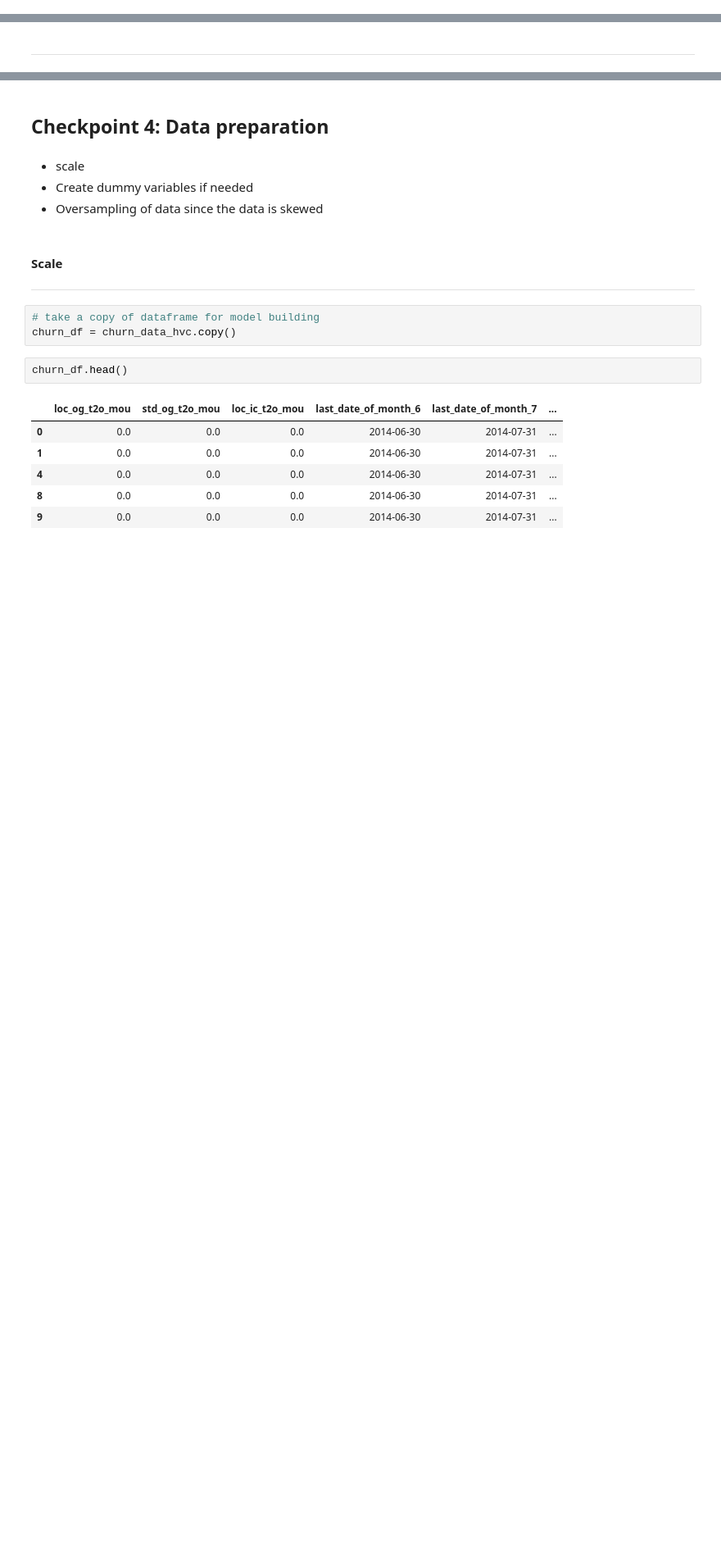
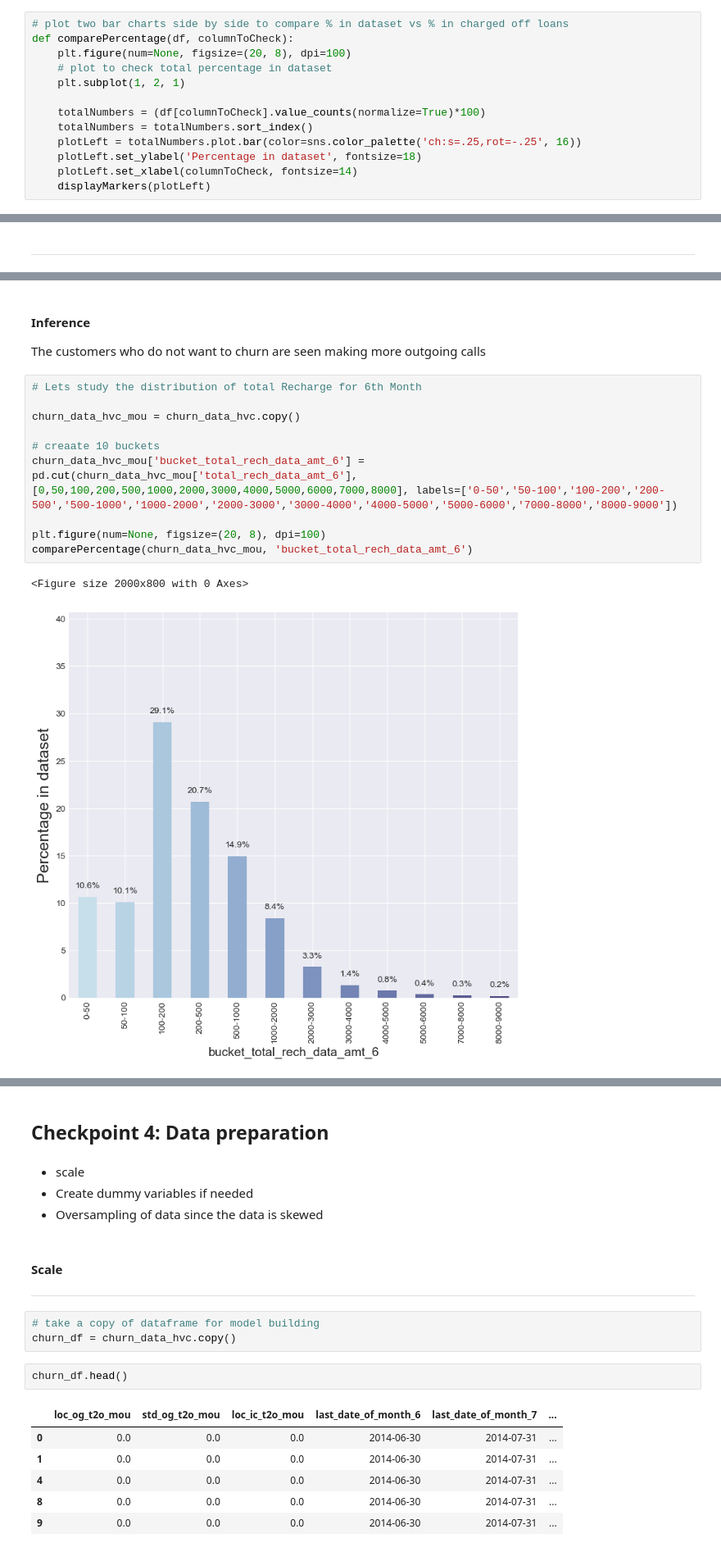
Before and after one commit to raghaven97/Telecom-Churn, a Jupyter notebook: churnCaseStudyVishalKhialani.ipynb, the cells around one changed output, grey strips where cells are left out. Shown: that part at 82% size. Drawn from its saved outputs; the diff is of its cells as text; blank space fills up the shorter version.

```diff
--- a/churnCaseStudyVishalKhialani.ipynb
+++ b/churnCaseStudyVishalKhialani.ipynb
@@ -117,3 +169,16 @@ def print_score(model,test,pred):
+# %%
+# plot two bar charts side by side to compare % in dataset vs % in charged off loans
+def comparePercentage(df, columnToCheck):
+    plt.figure(num=None, figsize=(20, 8), dpi=100)
+    # plot to check total percentage in dataset
+    plt.subplot(1, 2, 1)
+
+    totalNumbers = (df[columnToCheck].value_counts(normalize=True)*100)
+    totalNumbers = totalNumbers.sort_index()
+    plotLeft = totalNumbers.plot.bar(color=sns.color_palette('ch:s=.25,rot=-.25', 16))
+    plotLeft.set_ylabel('Percentage in dataset', fontsize=18)
+    plotLeft.set_xlabel(columnToCheck, fontsize=14)
+    displayMarkers(plotLeft)
 # %% [markdown]
 ### End List of Helper Functions
 # %% [markdown]
@@ -619,0 +677,16 @@ churn_data_hvc = churn_data_hvc.drop(['vol_2g_mb_6','vol_2g_mb_7','vol_2g_mb_8',
+# %% [markdown]
+#### Inference
+The customers who do not want to churn are seen making more outgoing calls
+# %%
+# Lets study the distribution of total Recharge for 6th Month
+
+churn_data_hvc_mou = churn_data_hvc.copy()
+
+# creaate 10 buckets
+churn_data_hvc_mou['bucket_total_rech_data_amt_6'] = pd.cut(churn_data_hvc_mou['total_rech_data_amt_6'], [0,50,100,200,500,1000,2000,3000,4000,5000,6000,7000,8000], labels=['0-50','50-100','100-200','200-500','500-1000','1000-2000','2000-3000','3000-4000','4000-5000','5000-6000','7000-8000','8000-9000'])
+
+plt.figure(num=None, figsize=(20, 8), dpi=100)
+comparePercentage(churn_data_hvc_mou, 'bucket_total_rech_data_amt_6')
+# %% [output]
+<Figure size 2000x800 with 0 Axes>
+[figure, added]
```
Also changed, not shown: parts of 98 cells of this notebook.
